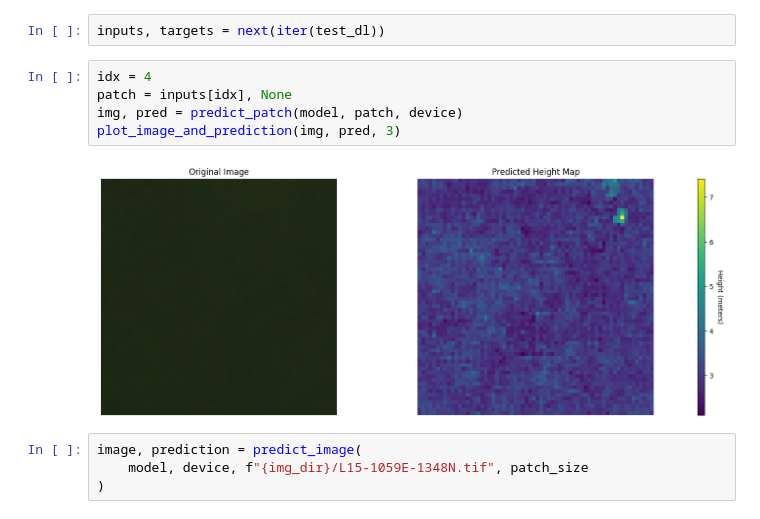
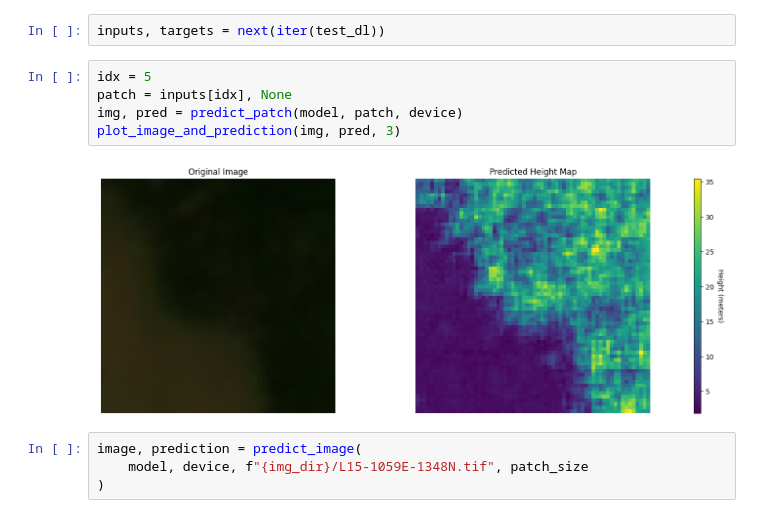
Before and after one commit to ematala/tree-heights-germany, a Jupyter notebook: vitnet.ipynb, the cells around one changed output. Saved outputs shown, nothing was run; the diff lists cells and outputs as text.

```diff
--- a/vitnet.ipynb
+++ b/vitnet.ipynb
@@ -94,12 +92,12 @@ FileNotFoundError: [Errno 2] No such file or directory: 'models/vitnet/vitnet-v2
 # %%
 inputs, targets = next(iter(test_dl))
 # %%
-idx = 4
+idx = 5
 patch = inputs[idx], None
 img, pred = predict_patch(model, patch, device)
 plot_image_and_prediction(img, pred, 3)
 # %% [output]
-[figure, old version]
+[figure, new version]
 # %%
 image, prediction = predict_image(
     model, device, f"{img_dir}/L15-1059E-1348N.tif", patch_size
```
Also changed, not shown: parts of 4 cells of this notebook, 1 other file.
